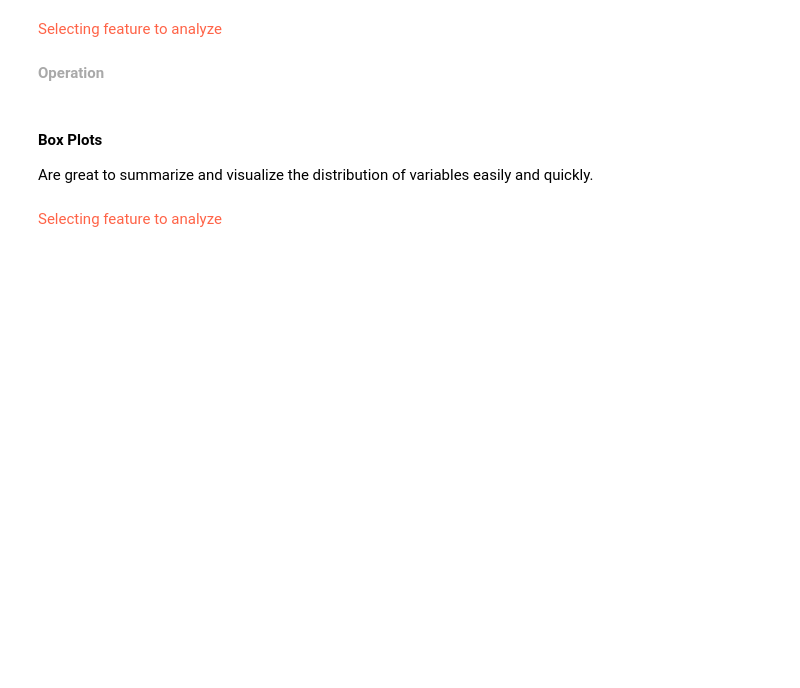
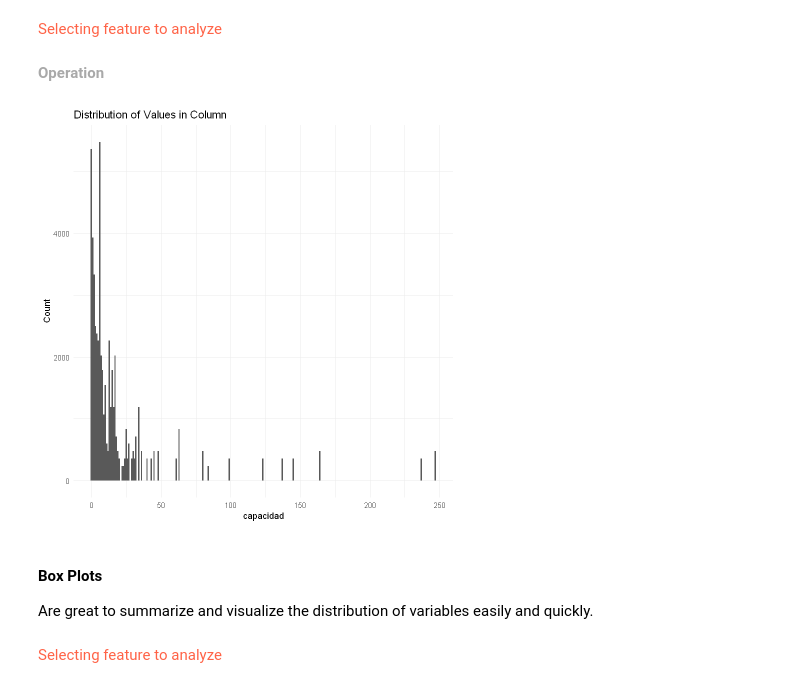
Before and after one commit to URJCDSLab/CitizenLab-Research-and-Development, a Jupyter notebook: casos_urjc/notebooks/dominios_II_y_III/25_listas_espera/09.3.- Data Cleansing-Outliers_25_01_listas_espera_v_01.ipynb, the cells around one changed output. Saved outputs shown, nothing was run; the diff lists cells and outputs as text; code cells hidden in the pictures; blank space fills up the shorter version.

```diff
--- a/casos_urjc/notebooks/dominios_II_y_III/25_listas_espera/09.3.- Data Cleansing-Outliers_25_01_listas_espera_v_01.ipynb
+++ b/casos_urjc/notebooks/dominios_II_y_III/25_listas_espera/09.3.- Data Cleansing-Outliers_25_01_listas_espera_v_01.ipynb
@@ -111,5 +137,19 @@ data |> slice_head(n = 5)
+# %%
+
+# Select the column you want to visualize
+
+column_name <- "capacidad"
 # %% [markdown]
 <font color='darkgrey'><b>Operation</font>
+# %%
+# Create a histogram plot
+ggplot(data, aes(x = data[[column_name]])) +
+  geom_histogram(binwidth = 1) +
+  labs(x = column_name, y = "Count") +
+  ggtitle("Distribution of Values in Column") +
+  theme_minimal()
+# %% [output]
+[figure, added]
 # %% [markdown]
 #### Box Plots
 Are great to summarize and visualize the distribution of variables easily and quickly.
```
Also changed, not shown: parts of 60 cells of this notebook, 3 other files.
